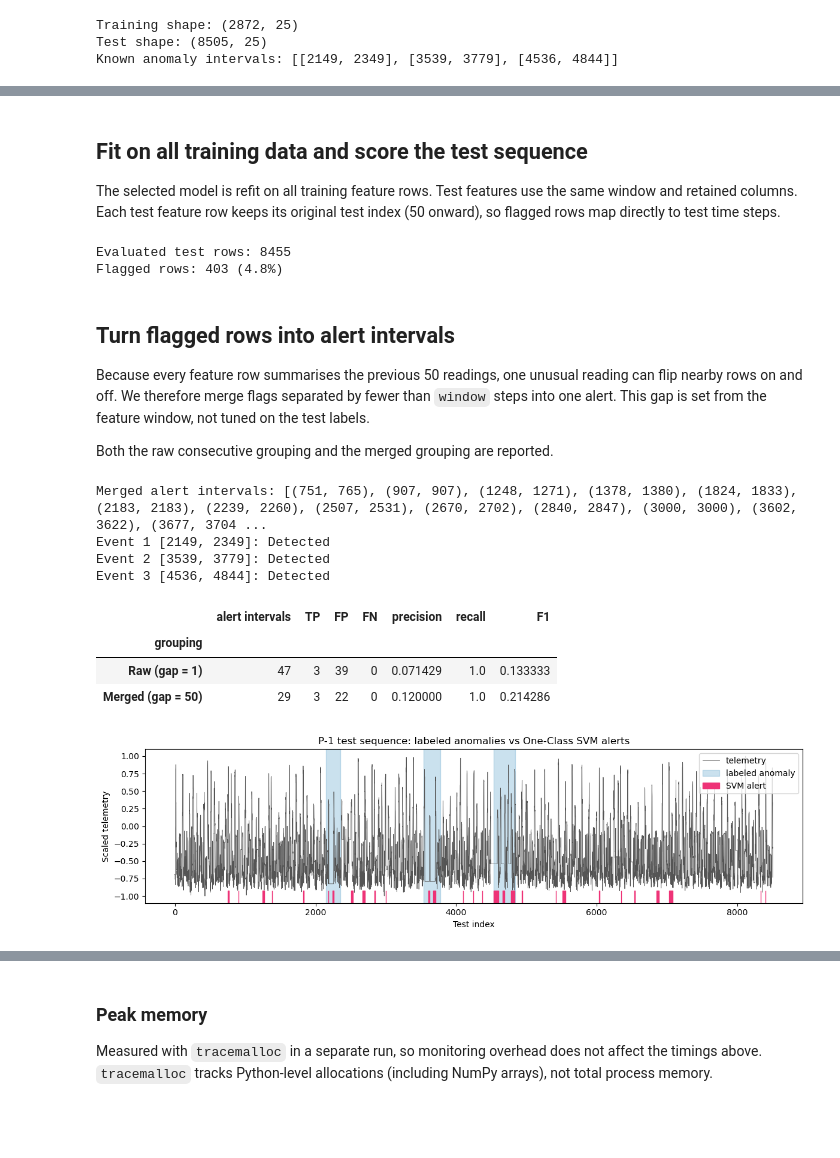
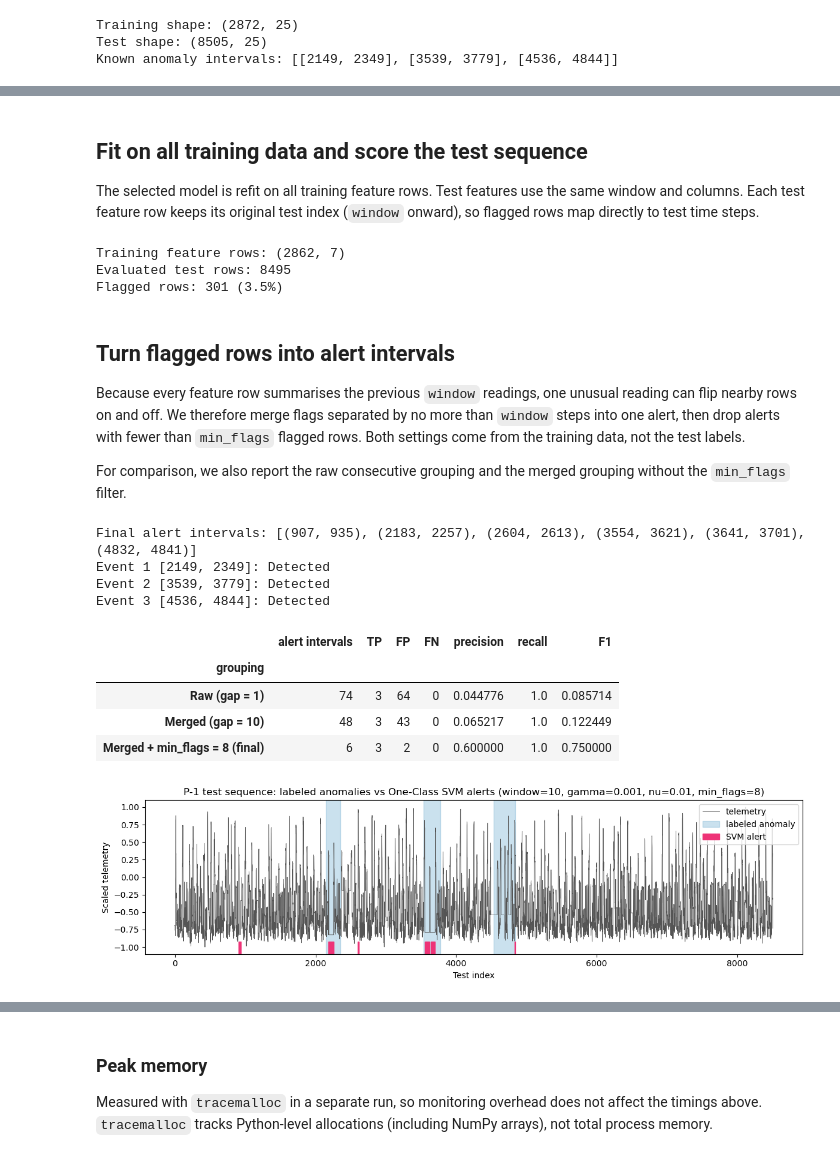
Before and after one commit to Erdos-Projects/fall-2026-spacecraft-sensors, a Jupyter notebook: Models/SVM_Cost_Analysis.ipynb, the cells around one changed output, grey strips where cells are left out. Saved outputs shown, nothing was run; the diff lists cells and outputs as text; code cells hidden in the pictures; blank space fills up the shorter version.

Commit message:
Updates to models

```diff
--- a/Models/SVM_Cost_Analysis.ipynb
+++ b/Models/SVM_Cost_Analysis.ipynb
@@ -133,12 +176,13 @@ Selected gamma: 0.001
 # %% [markdown]
 ## Fit on all training data and score the test sequence
 
-The selected model is refit on all training feature rows. Test features use the same window and retained columns. Each test feature row keeps its original test index (50 onward), so flagged rows map directly to test time steps.
+The selected model is refit on all training feature rows. Test features use the same window and columns. Each test feature row keeps its original test index (`window` onward), so flagged rows map directly to test time steps.
 # %%
-svm_model = make_model(selected_gamma).fit(train_features)
+train_features = build_features(train, window, telemetry_only)
+svm_model = make_model(selected_gamma, selected_nu).fit(train_features)
 
 def build_test_features(test_df):
-    return feature_engineering(test_df, window).drop(columns=to_drop)[feature_columns]
+    return build_features(test_df, window, telemetry_only)
 
 def generate_svm_flags(test_df, fitted_model):
     # Return the test indices flagged as outside the learned boundary
@@ -149,37 +193,48 @@ def generate_svm_flags(test_df, fitted_model):
 test_features = build_test_features(test)
 flagged_indices = generate_svm_flags(test, svm_model)
 
+print("Training feature rows:", train_features.shape)
 print("Evaluated test rows:", len(test_features))
 print("Flagged rows:", len(flagged_indices),
       f"({len(flagged_indices) / len(test_features):.1%})")
 # %% [output]
-Evaluated test rows: 8455
-Flagged rows: 403 (4.8%)
+Training feature rows: (2862, 7)
+Evaluated test rows: 8495
+Flagged rows: 301 (3.5%)
 # %% [markdown]
 ## Turn flagged rows into alert intervals
 
-Because every feature row summarises the previous 50 readings, one unusual reading can flip nearby rows on and off. We therefore merge flags separated by fewer than `window` steps into one alert. This gap is set from the feature window, not tuned on the test labels.
+Because every feature row summarises the previous `window` readings, one unusual reading can flip nearby rows on and off. We therefore merge flags separated by no more than `window` steps into one alert, then drop alerts with fewer than `min_flags` flagged rows. Both settings come from the training data, not the test labels.
 
-Both the raw consecutive grouping and the merged grouping are reported.
+For comparison, we also report the raw consecutive grouping and the merged grouping without the `min_flags` filter.
 # %%
-def flags_to_intervals(indices, max_gap=1):
+def flags_to_intervals(indices, max_gap=1, min_flags=1):
     # Group sorted indices into inclusive (start, end) intervals.
     # Flags whose spacing is <= max_gap join the same interval.
+    # Intervals containing fewer than min_flags flagged rows are dropped.
     if len(indices) == 0:
         return []
     indices = np.sort(np.asarray(indices))
     breaks = np.where(np.diff(indices) > max_gap)[0]
     starts = np.r_[indices[0], indices[breaks + 1]]
     ends = np.r_[indices[breaks], indices[-1]]
-    return [(int(s), int(e)) for s, e in zip(starts, ends)]
+    counts = np.diff(np.r_[0, breaks + 1, len(indices)])
+    keep = counts >= min_flags
+    return [(int(s), int(e)) for s, e in zip(starts[keep], ends[keep])]
 
 raw_intervals = flags_to_intervals(flagged_indices, max_gap=1)
-svm_intervals = flags_to_intervals(flagged_indices, max_gap=window)
+merged_intervals = flags_to_intervals(flagged_indices, max_gap=window)
+svm_intervals = flags_to_intervals(flagged_indices, max_gap=window, min_flags=min_flags)
 
-raw_evaluation = evaluate_event_detection(raw_intervals, labeled_intervals)
-svm_evaluation = evaluate_event_detection(svm_intervals, labeled_intervals)
+groupings = [
+    ("Raw (gap = 1)", raw_intervals),
+    (f"Merged (gap = {window})", merged_intervals),
+    (f"Merged + min_flags = {min_flags} (final)", svm_intervals),
+]
+evaluations = [evaluate_event_detection(iv, labeled_intervals) for _, iv in groupings]
+svm_evaluation = evaluations[-1]
 
-print("Merged alert intervals:", svm_intervals)
+print("Final alert intervals:", svm_intervals)
 
 event_order = sorted(range(len(labeled_intervals)), key=lambda i: labeled_intervals[i][0])
 for n, i in enumerate(event_order, start=1):
@@ -189,34 +244,35 @@ for n, i in enumerate(event_order, start=1):
 detection_results = pd.DataFrame([
     {"grouping": name, "alert intervals": len(iv), "TP": ev["TP"], "FP": ev["FP"],
      "FN": ev["FN"], "precision": ev["precision"], "recall": ev["recall"], "F1": ev["f1"]}
-    for name, iv, ev in [("Raw (gap = 1)", raw_intervals, raw_evaluation),
-                         (f"Merged (gap = {window})", svm_intervals, svm_evaluation)]
+    for (name, iv), ev in zip(groupings, evaluations)
 ]).set_index("grouping")
 detection_results
 # %% [output]
-Merged alert intervals: [(751, 765), (907, 907), (1248, 1271), (1378, 1380), (1824, 1833), (2183, 2183), (2239, 2260), (2507, 2531), (2670, 2702), (2840, 2847), (3000, 3000), (3602, 3622), (3677, 3704 ...
+Final alert intervals: [(907, 935), (2183, 2257), (2604, 2613), (3554, 3621), (3641, 3701), (4832, 4841)]
 Event 1 [2149, 2349]: Detected
 Event 2 [3539, 3779]: Detected
 Event 3 [4536, 4844]: Detected
 |  | alert intervals | TP | FP | FN | precision | recall | F1 |
 | grouping |  |  |  |  |  |  |  |
-| Raw (gap = 1) | 47 | 3 | 39 | 0 | 0.071429 | 1.0 | 0.133333 |
-| Merged (gap = 50) | 29 | 3 | 22 | 0 | 0.120000 | 1.0 | 0.214286 |
+| Raw (gap = 1) | 74 | 3 | 64 | 0 | 0.044776 | 1.0 | 0.085714 |
+| Merged (gap = 10) | 48 | 3 | 43 | 0 | 0.065217 | 1.0 | 0.122449 |
+| Merged + min_flags = 8 (final) | 6 | 3 | 2 | 0 | 0.600000 | 1.0 | 0.750000 |
 # %%
 fig, ax = plt.subplots(figsize=(12, 3.5))
 ax.plot(test.index, test[0], lw=0.6, color="#555555", label="telemetry")
 for k, (s, e) in enumerate(labeled_intervals):
     ax.axvspan(s, e, color="#67a9cf", alpha=0.35, label="labeled anomaly" if k == 0 else None)
 for k, (s, e) in enumerate(svm_intervals):
     ax.axvspan(s, e, ymin=0, ymax=0.08, color="#EE3377", label="SVM alert" if k == 0 else None)
-ax.set_title("P-1 test sequence: labeled anomalies vs One-Class SVM alerts")
+ax.set_title(f"P-1 test sequence: labeled anomalies vs One-Class SVM alerts "
+             f"(window={window}, gamma={selected_gamma}, nu={selected_nu}, min_flags={min_flags})")
 ax.set_xlabel("Test index")
 ax.set_ylabel("Scaled telemetry")
 ax.legend(loc="upper right")
 plt.tight_layout()
 plt.show()
 # %% [output]
-[figure, old version]
+[figure, new version]
 # %% [markdown]
 ## Computational benchmark
 
```
Also changed, not shown: parts of 13 cells of this notebook, 2 other files.
